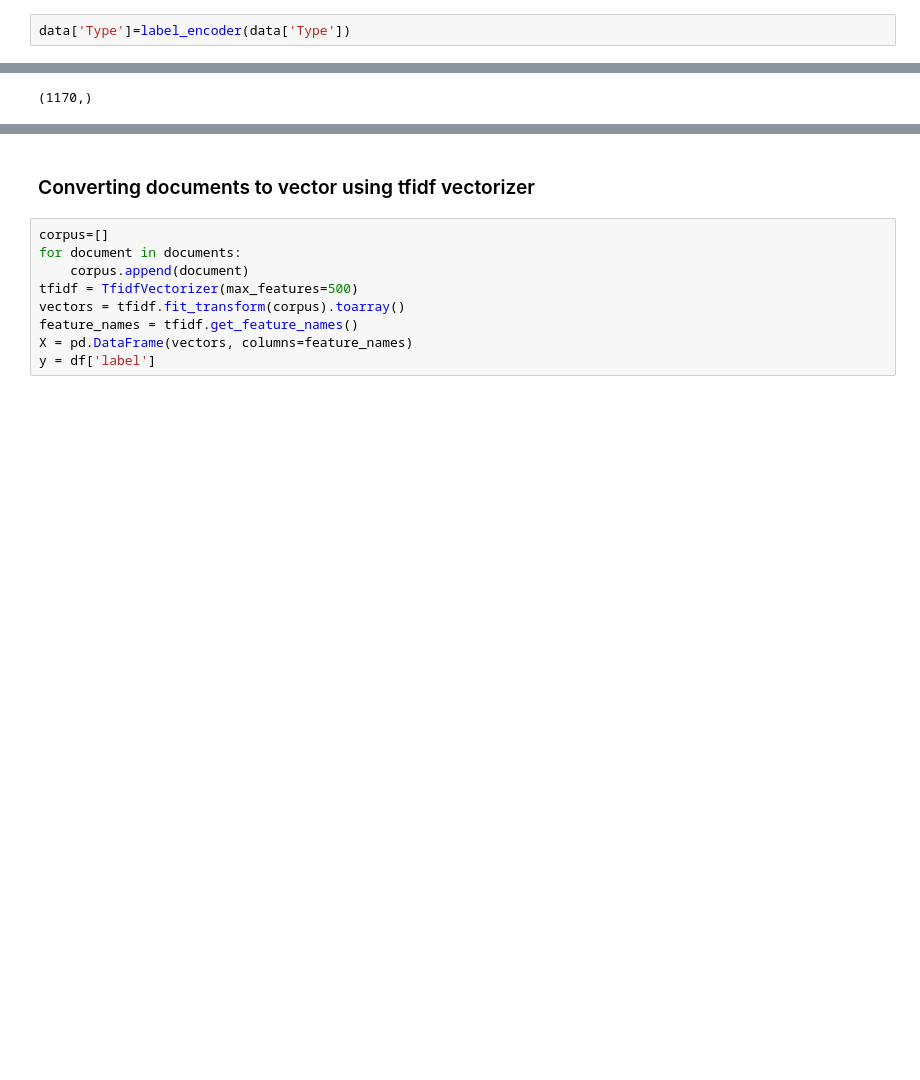
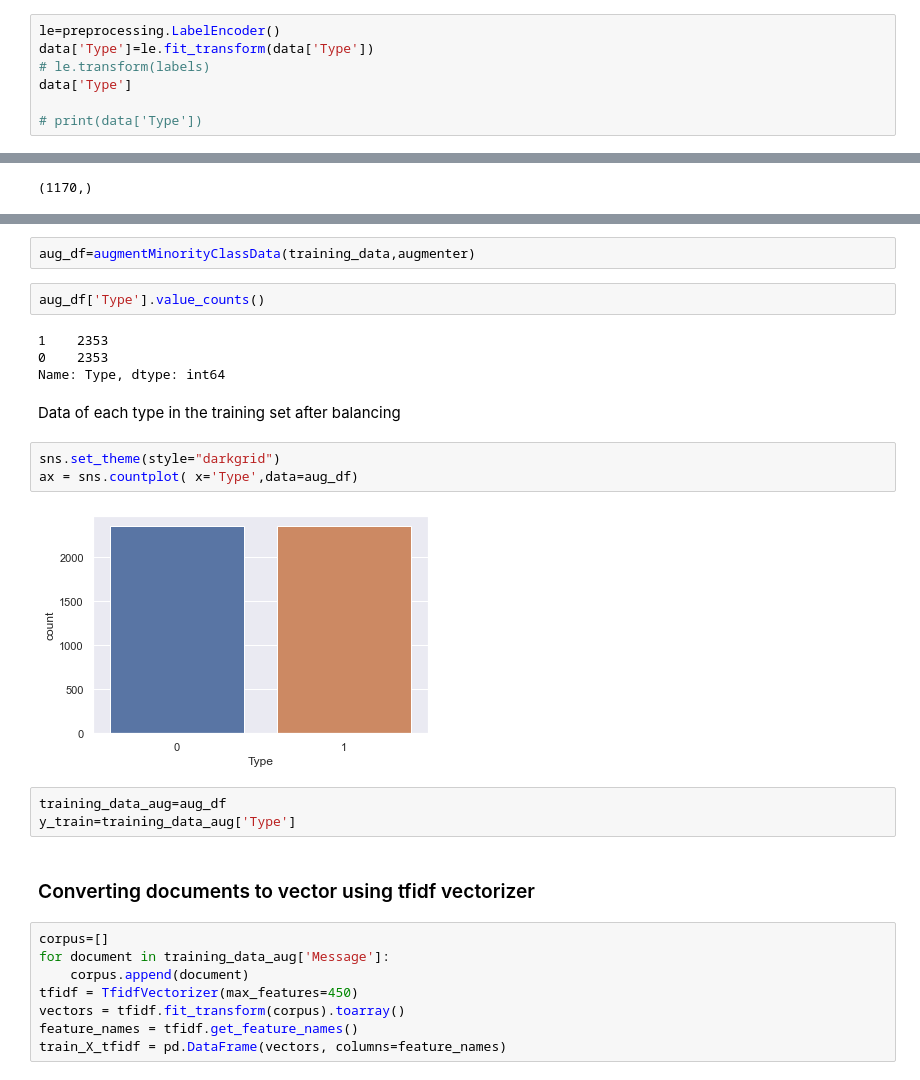
Before and after one commit to BINAYKUMAR943/dataScienceProjects-spamSmsDetector, a Jupyter notebook: SmsSpamDetection.ipynb, the cells around one changed output, grey strips where cells are left out. Drawn from its saved outputs; the diff is of its cells as text; blank space fills up the shorter version.

```diff
--- a/SmsSpamDetection.ipynb
+++ b/SmsSpamDetection.ipynb
@@ -171,4 +174,9 @@ data['Message'].head()
 4             nah dont think go usf life around though
 Name: Message, dtype: object
 # %%
-data['Type']=label_encoder(data['Type'])
+le=preprocessing.LabelEncoder()
+data['Type']=le.fit_transform(data['Type'])
+# le.transform(labels)
+data['Type']
+
+# print(data['Type'])
@@ -260,11 +275,28 @@ AttributeError: module 'pandas' has no attribute 'cocat'
+# %%
+aug_df=augmentMinorityClassData(training_data,augmenter)
+# %%
+aug_df['Type'].value_counts()
+# %% [output]
+1    2353
+0    2353
+Name: Type, dtype: int64
+# %% [markdown]
+Data of each type in the training set after balancing
+# %%
+sns.set_theme(style="darkgrid")
+ax = sns.countplot( x='Type',data=aug_df)
+# %% [output]
+[figure, added]
+# %%
+training_data_aug=aug_df
+y_train=training_data_aug['Type']
 # %% [markdown]
 ### Converting documents to vector using tfidf vectorizer
 # %%
 corpus=[]
-for document in documents:
+for document in training_data_aug['Message']:
     corpus.append(document)
-tfidf = TfidfVectorizer(max_features=500)
+tfidf = TfidfVectorizer(max_features=450)
 vectors = tfidf.fit_transform(corpus).toarray()
 feature_names = tfidf.get_feature_names()
-X = pd.DataFrame(vectors, columns=feature_names)
-y = df['label']
+train_X_tfidf = pd.DataFrame(vectors, columns=feature_names)
```
Also changed, not shown: parts of 31 cells of this notebook, 4 other files.
